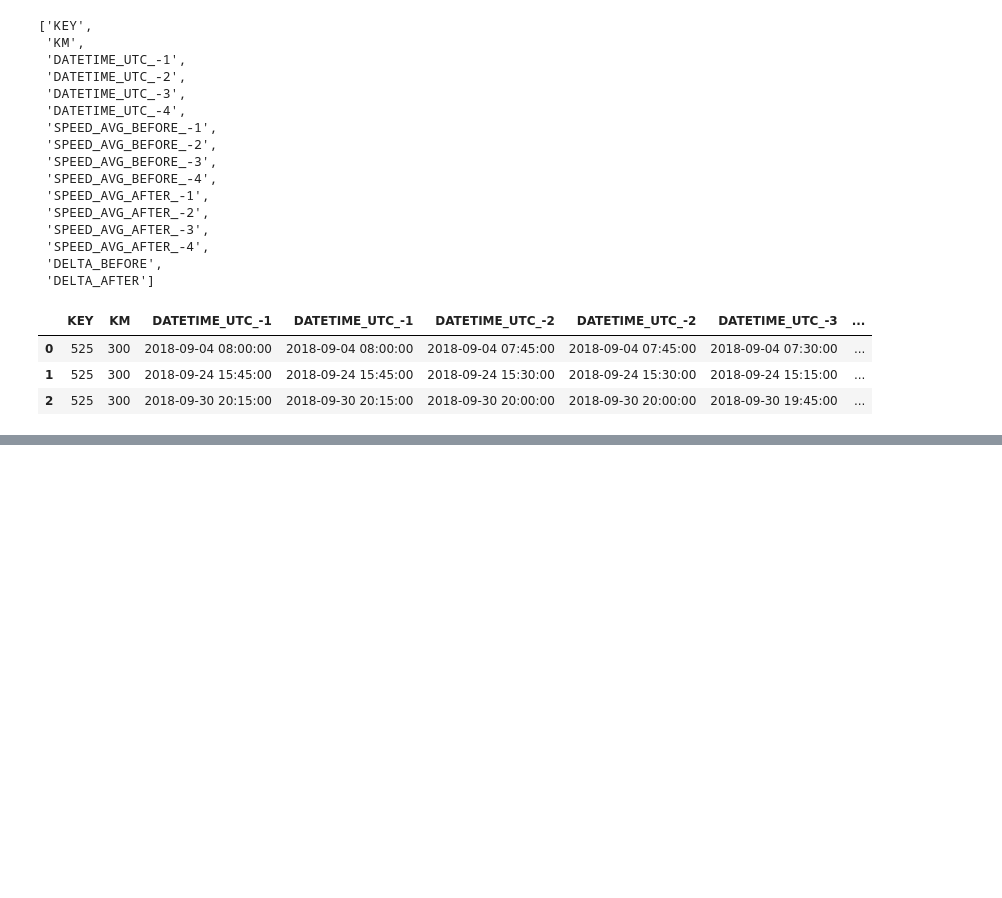
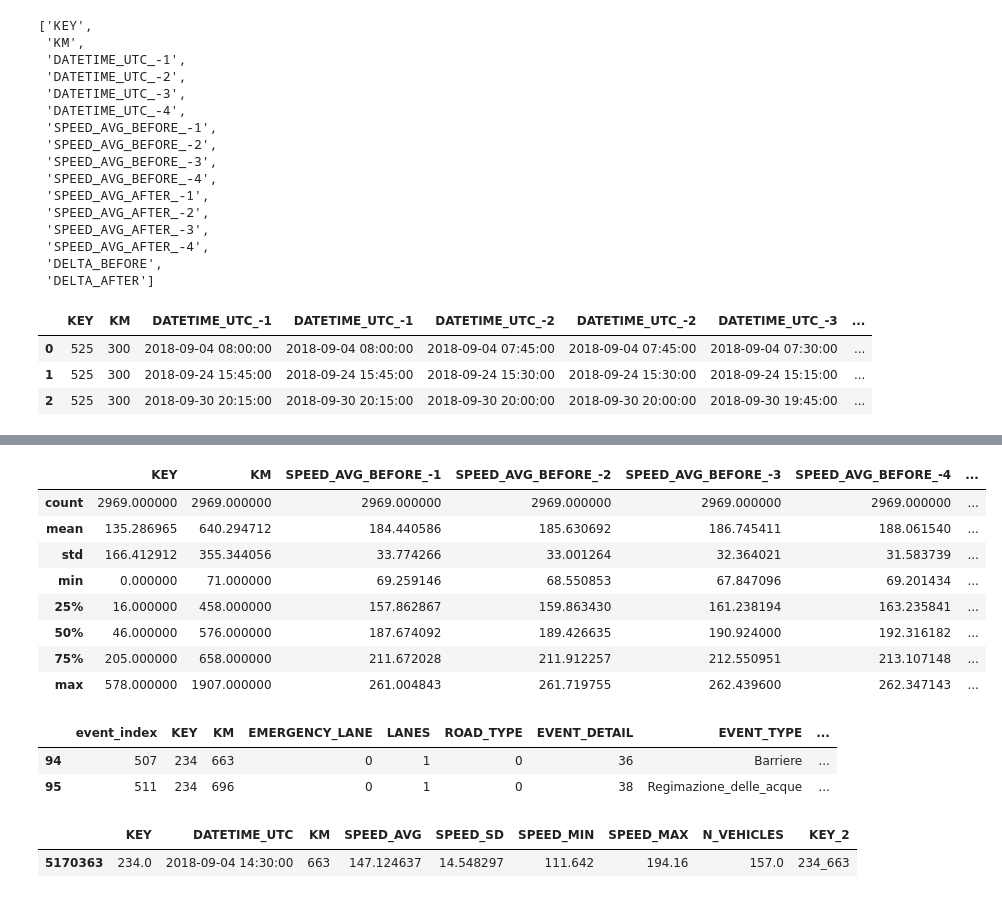
Before and after one commit to gianpy15/DMProject, a Jupyter notebook: notebooks/Gianpy/features.ipynb, the cells around one changed output, grey strips where cells are left out. Cells and saved outputs as stored; diff of their text form; code cells hidden in the pictures; blank space fills up the shorter version.

```diff
--- a/notebooks/Gianpy/features.ipynb
+++ b/notebooks/Gianpy/features.ipynb
@@ -199,0 +202,3 @@ merged.head(3)
+# %%
+pd.set_option('display.max_columns', 500)
+X[['SPEED_AVG_AFTER_-3', 'SPEED_AVG_-1']].describe()
@@ -199,0 +215,14 @@ merged.head(3)
+# %%
+features = pd.read_csv(resources_path('dataset', 'preprocessed', 'local', 'features', 'avg_speed_km_before_after', 'features.csv.gz'))
+# %%
+features.describe()
+# %% [output]
+|  | KEY | KM | SPEED_AVG_BEFORE_-1 | SPEED_AVG_BEFORE_-2 | SPEED_AVG_BEFORE_-3 | SPEED_AVG_BEFORE_-4 | ... |
+| count | 2969.000000 | 2969.000000 | 2969.000000 | 2969.000000 | 2969.000000 | 2969.000000 | ... |
+| mean | 135.286965 | 640.294712 | 184.440586 | 185.630692 | 186.745411 | 188.061540 | ... |
+| std | 166.412912 | 355.344056 | 33.774266 | 33.001264 | 32.364021 | 31.583739 | ... |
+| min | 0.000000 | 71.000000 | 69.259146 | 68.550853 | 67.847096 | 69.201434 | ... |
+| 25% | 16.000000 | 458.000000 | 157.862867 | 159.863430 | 161.238194 | 163.235841 | ... |
+| 50% | 46.000000 | 576.000000 | 187.674092 | 189.426635 | 190.924000 | 192.316182 | ... |
+| 75% | 205.000000 | 658.000000 | 211.672028 | 211.912257 | 212.550951 | 213.107148 | ... |
+| max | 578.000000 | 1907.000000 | 261.004843 | 261.719755 | 262.439600 | 262.347143 | ... |
@@ -199,0 +231,14 @@ merged.head(3)
+# %%
+from src.utils.datetime_converter import convert_to_datetime
+f = convert_to_datetime(features)
+ssss = pd.merge(dataset, f, left_on=[KEY, KM, 'DATETIME_UTC_-1'], right_on=[KEY, KM, 'DATETIME_UTC_-1'], how='left')
+ssss.dropna().head(2)
+# %% [output]
+|  | event_index | KEY | KM | EMERGENCY_LANE | LANES | ROAD_TYPE | EVENT_DETAIL | EVENT_TYPE | ... |
+| 94 | 507 | 234 | 663 | 0 | 1 | 0 | 36 | Barriere | ... |
+| 95 | 511 | 234 | 696 | 0 | 1 | 0 | 38 | Regimazione_delle_acque | ... |
+# %%
+speeds[(speeds.KEY == 234) & (speeds.KM == 663) & (speeds.DATETIME_UTC == '2018-09-04 14:30:00')]
+# %% [output]
+|  | KEY | DATETIME_UTC | KM | SPEED_AVG | SPEED_SD | SPEED_MIN | SPEED_MAX | N_VEHICLES | KEY_2 |
+| 5170363 | 234.0 | 2018-09-04 14:30:00 | 663 | 147.124637 | 14.548297 | 111.642 | 194.16 | 157.0 | 234_663 |
```
Also changed, not shown: parts of 3 cells of this notebook, 1 other file.
